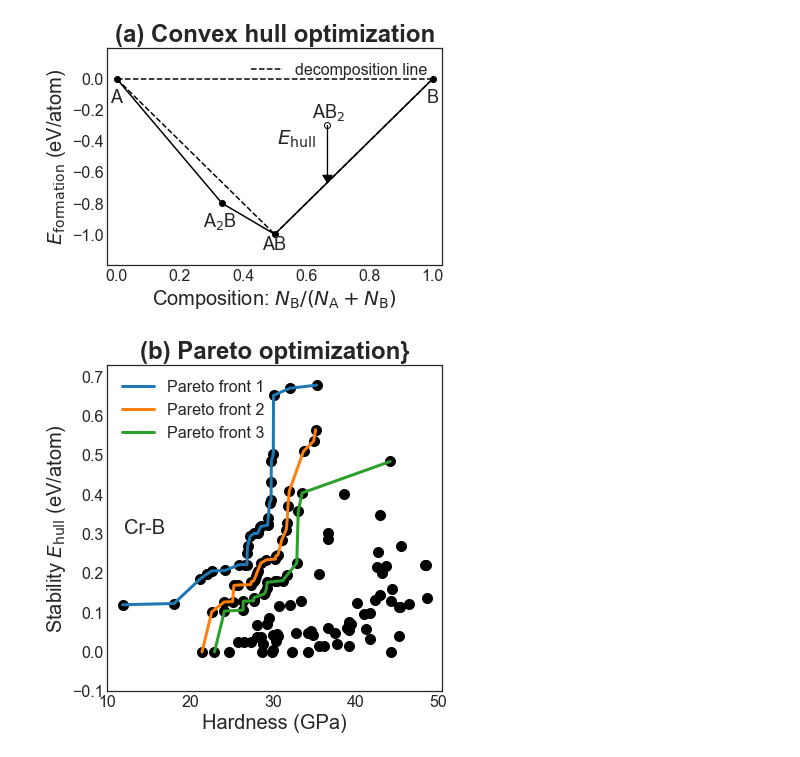
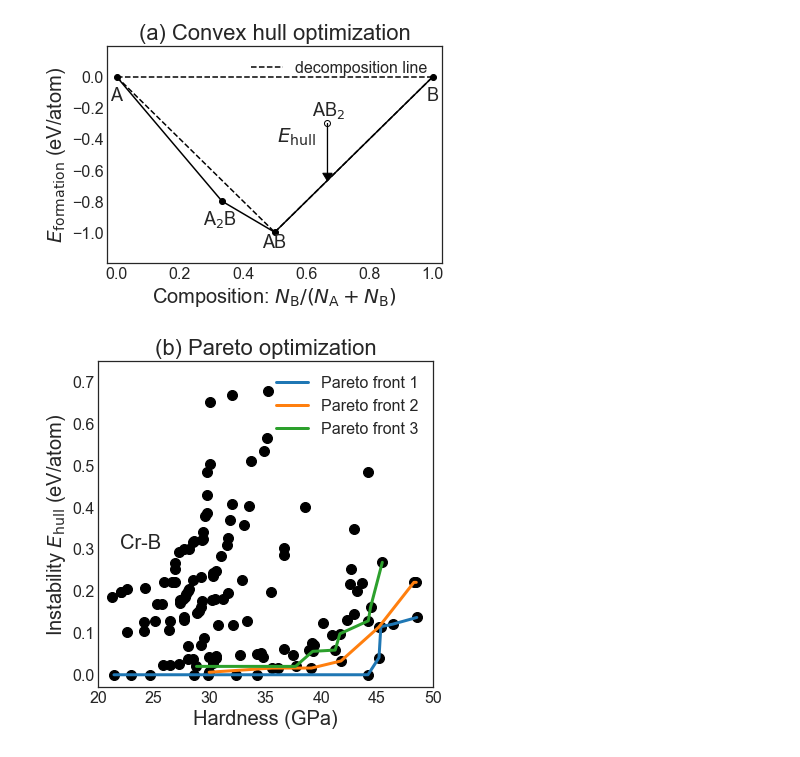
Before and after one commit to MaterSim/CMS, a Jupyter notebook: Convex_hull/Pareto.ipynb, the cells around one changed output. Drawn from its saved outputs; the diff is of its cells as text; code cells hidden in the pictures.

```diff
--- a/Convex_hull/Pareto.ipynb
+++ b/Convex_hull/Pareto.ipynb
@@ -80,7 +82,7 @@ AB = [0.5, -1.0] #
 AB2 = [0.667, -0.3]
 A2B = [0.333, -0.8]
 
-plt.title('(a) Convex hull optimization', fontsize=24, fontweight='bold')
+plt.title('(a) Convex hull optimization', fontsize=22)#, fontweight='bold')
 
 plt.scatter(A[0], A[1], c='black')
 plt.text(A[0]-0.02, A[1]-0.15, 'A',fontsize=18)
@@ -108,42 +110,43 @@ plt.plot([AB[0],B[0]], [AB[1],B[1]], 'k-')
 
 plt.ylabel('$E_{\mathsf{formation}}$ (eV/atom)', fontsize=20, )
 plt.xlabel('Composition: $N_{\mathsf{B}}/(N_{\mathsf{A}}+N_{\mathsf{B}})$', fontsize=20)
 
 plt.arrow(AB2[0],AB2[1],dx=0, dy=-0.32, head_width=0.03, head_length=0.05, fc='k', ec='k')
 plt.text(AB2[0]-0.16,AB2[1]-0.12,'$E_{\mathsf{hull}}$', fontsize=20)
 #plt.yticks(np.arange(5), ('', 'Dick', 'Harry', 'Sally', 'Sue'))
 plt.yticks(np.arange(-1, 0.2, step=0.2))
 
 plt.xlim([-0.03,1.03])
 plt.ylim([-1.20,0.20])
 plt.legend(fontsize=16, loc=1)
 #plt.show()
 
 fig = plt.figure(figsize=(6,6))
 plt.tick_params(labelsize=16)
 
-plt.title('(b) Pareto optimization}', fontsize=24, fontweight='bold')
+plt.title('(b) Pareto optimization', fontsize=22)#, fontweight='bold')
 XYs = np.loadtxt('Cr-B0.txt') #short list
 plt.scatter(XYs[:,0], XYs[:,1], c='black', s= 100)
 # Plot a scatter graph of all results
 # Find lowest values for cost and highest for savings
 for i in range(3):
     Xs, Ys = XYs[:,0], XYs[:,1]
-    newXYs, p_front = pareto_frontier(Xs, Ys, maxX = False, maxY = True)
+    newXYs, p_front = pareto_frontier(Xs, Ys, maxX = True, maxY = False)
     plt.plot(p_front[:,0], p_front[:,1], label='Pareto front '+str(i+1), lw=3.0)
     XYs = newXYs
-plt.legend(fontsize=16, loc=2)
+plt.legend(fontsize=16, loc=1)
 
-plt.ylabel('Stability $E_{\mathsf{hull}}$ (eV/atom)', fontsize=20, )
+plt.ylabel('Instability $E_{\mathsf{hull}}$ (eV/atom)', fontsize=20)
 plt.xlabel('Hardness (GPa)', fontsize=20)
-plt.text(12, 0.3, 'Cr-B', fontsize=20)
-plt.yticks(np.arange(-0.1, 0.8, step=0.1))
-
+plt.text(22, 0.3, 'Cr-B', fontsize=20)#, fontweight='bold')
+plt.yticks(np.arange(0, 0.8, step=0.1))
+plt.xlim([20,50])
+plt.ylim([-0.03,0.75])
 
 plt.show()
 # %% [output]
-[figure, old version]
+[figure, new version]
-[figure, old version]
+[figure, new version]
 # %%
 CrB1=np.loadtxt('Cr-B0.txt') #short list
 CrB0=np.loadtxt('Cr-B.txt')  #full list
```
Also changed, not shown: parts of 2 cells of this notebook.
